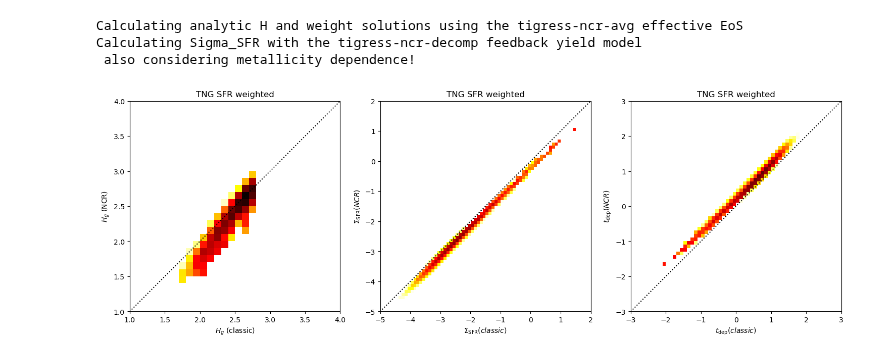
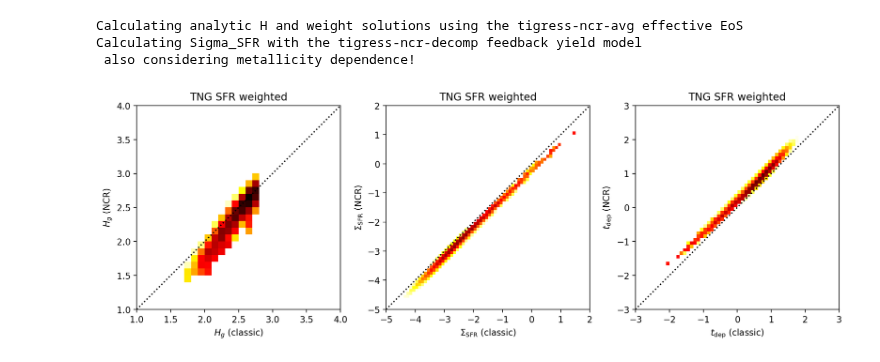
Before and after one commit to changgoo/PRFM, a Jupyter notebook: book/prfm_tng.ipynb, the cells around one changed output. Cells and saved outputs as stored; diff of their text form; code cells hidden in the pictures.

```diff
--- a/book/prfm_tng.ipynb
+++ b/book/prfm_tng.ipynb
@@ -2,6 +2,10 @@
 import sys
 
 sys.path.insert(0, "../")
+
+import matplotlib.pyplot as plt
+
+plt.rcParams["figure.dpi"] = 200
 # %%
 %load_ext autoreload
 %autoreload 2
@@ -425,7 +435,7 @@ Calculating Sigma_SFR with the tigress-ncr-decomp feedback yield model
  also considering metallicity dependence!
 # %%
 bin_width = 0.1
-fig, axes = plt.subplots(1, 3, figsize=(15, 5))
+fig, axes = plt.subplots(1, 3, figsize=(12, 4))
 
 # Hgas
 ax = axes[0]
@@ -470,36 +480,36 @@ ax.set_title("TNG SFR weighted")
 
 
 plt.sca(ax)
 ref = np.linspace(-5, 2)
 plt.plot(ref, ref, "k:")
-plt.xlabel(r"$\Sigma_{\rm SFR} (classic)$")
-plt.ylabel(r"$\Sigma_{\rm SFR} (NCR)$")
+plt.xlabel(r"$\Sigma_{\rm SFR}$ (classic)")
+plt.ylabel(r"$\Sigma_{\rm SFR}$ (NCR)")
 ax.set_aspect("equal")
 
 # t_dep
 ax = axes[2]
 im = do_hist2d(
     np.log10(tdep),
     np.log10(tdep_ncr),
     Sigma_SFR,
     ax,
     bin_width,
     "auto",
     -3,
     3,
     -3,
     3,
     "hot_r",
 )
 ax.set_title("TNG SFR weighted")
 
 plt.sca(ax)
 ref = np.linspace(-3, 3)
 plt.plot(ref, ref, "k:")
-plt.xlabel(r"$t_{\rm dep} (classic)$")
-plt.ylabel(r"$t_{\rm dep} (NCR)$")
+plt.xlabel(r"$t_{\rm dep}$ (classic)")
+plt.ylabel(r"$t_{\rm dep}$ (NCR)")
 ax.set_aspect("equal")
 plt.tight_layout()
 # %% [output]
-[figure, old version]
+[figure, new version]
 # %%
```
Also changed, not shown: parts of 17 cells of this notebook, 1 other file.
